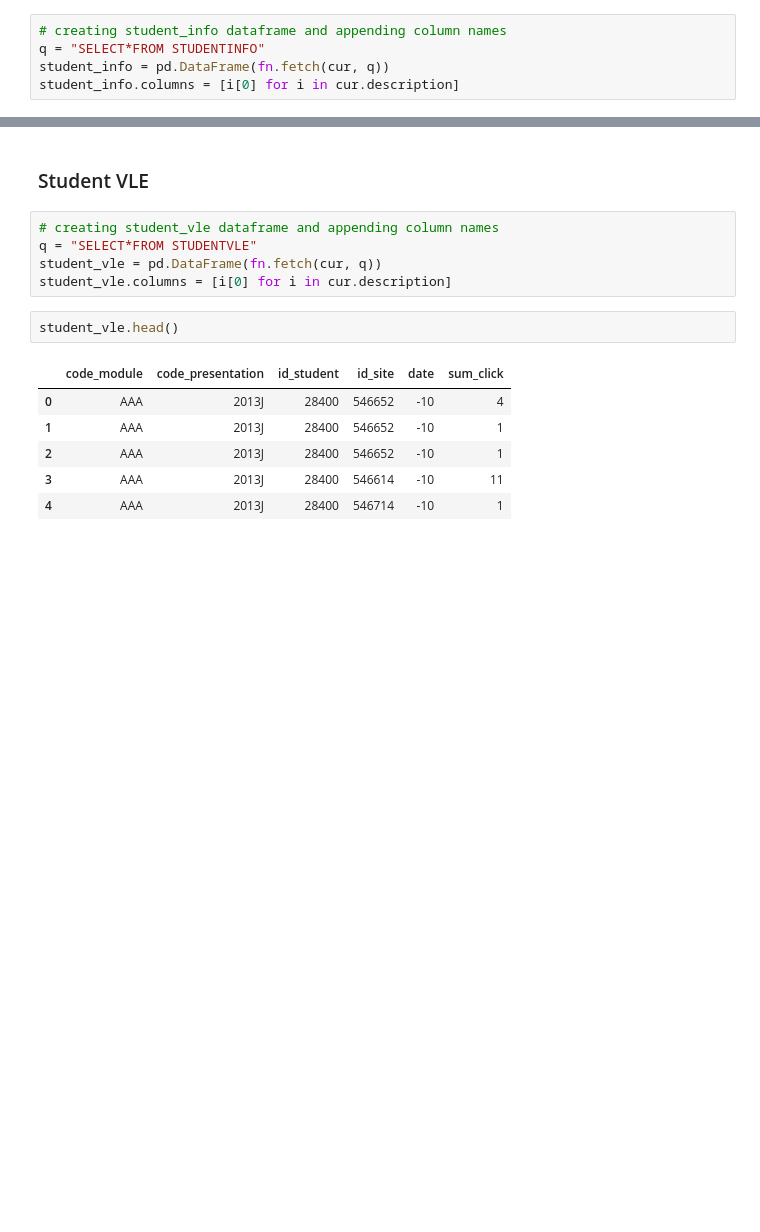
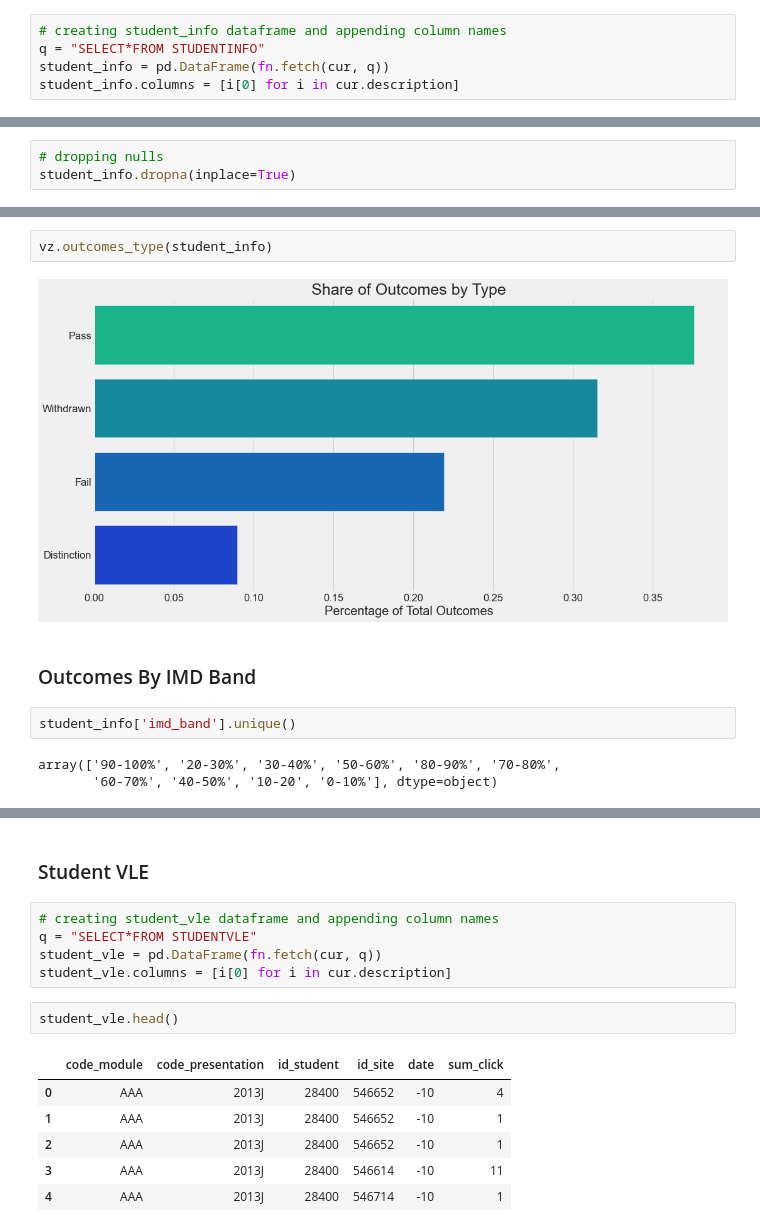
Before and after one commit to jeffreyhwatson/online_outcomes, a Jupyter notebook: notebooks/exploratory/cleaning_eda.ipynb, the cells around one changed output, grey strips where cells are left out. Cells and saved outputs as stored; diff of their text form; blank space fills up the shorter version.

```diff
--- a/notebooks/exploratory/cleaning_eda.ipynb
+++ b/notebooks/exploratory/cleaning_eda.ipynb
@@ -174,0 +179,3 @@ Name: imd_band, dtype: float64
+# %%
+# dropping nulls
+student_info.dropna(inplace=True)
@@ -174,0 +214,11 @@ Name: imd_band, dtype: float64
+# %%
+vz.outcomes_type(student_info)
+# %% [output]
+[figure, added]
+# %% [markdown]
+### Outcomes By IMD Band
+# %%
+student_info['imd_band'].unique()
+# %% [output]
+array(['90-100%', '20-30%', '30-40%', '50-60%', '80-90%', '70-80%',
+       '60-70%', '40-50%', '10-20', '0-10%'], dtype=object)
```
Also changed, not shown: parts of 58 cells of this notebook, 2 other files.
